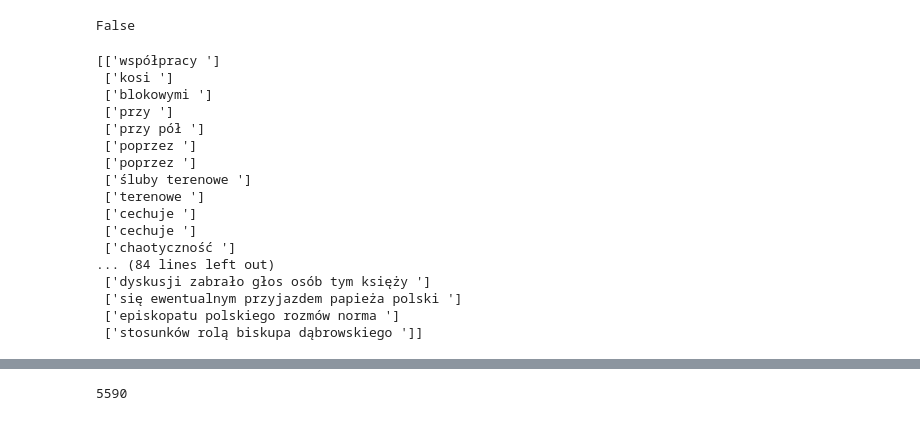
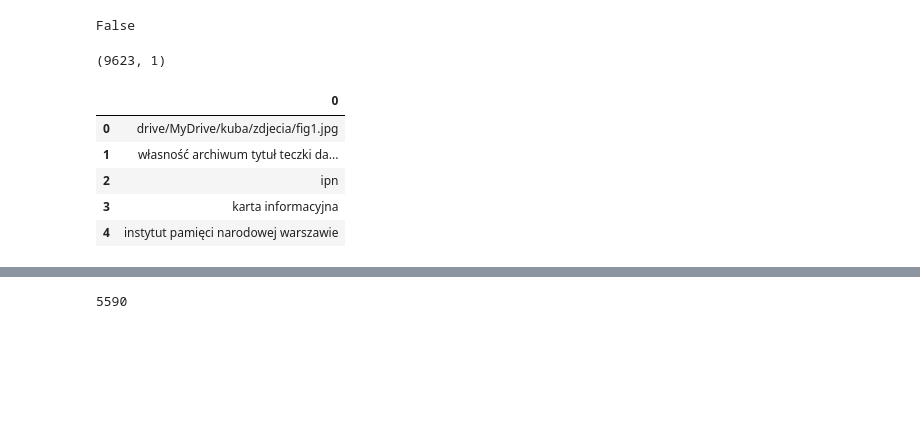
Before and after one commit to KacperGrodecki/image_proccessing, a Jupyter notebook: kuba_img_text_reading_found_words_analyzing_enchant.ipynb, the cells around one changed output, grey strips where cells are left out. Cells and saved outputs as stored; diff of their text form; code cells hidden in the pictures; blank space fills up the shorter version.

```diff
--- a/kuba_img_text_reading_found_words_analyzing_enchant.ipynb
+++ b/kuba_img_text_reading_found_words_analyzing_enchant.ipynb
@@ -181,32 +184,25 @@ def word_correction_enchant(a):
 correct=text.applymap(lambda x: word_correction_enchant(x))#dodać numery stron
 # %%
 correct1 = correct[correct['0']!= '']
-# %%
-print(correct1.iloc[300:400].values)
-# %% [output]
-[['współpracy ']
- ['kosi ']
- ['blokowymi ']
- ['przy ']
- ['przy pół ']
- ['poprzez ']
- ['poprzez ']
- ['śluby terenowe ']
- ['terenowe ']
- ['cechuje ']
- ['cechuje ']
- ['chaotyczność ']
-... (84 lines left out)
- ['dyskusji zabrało głos osób tym księży ']
- ['się ewentualnym przyjazdem papieża polski ']
- ['episkopatu polskiego rozmów norma ']
- ['stosunków rolą biskupa dąbrowskiego ']]
+# %%
+print(correct1.shape)
+# %% [output]
+(9623, 1)
 # %%
 kuba=correct1.copy()
 # %%
 #https://www.kaggle.com/pierremegret/gensim-word2vec-tutorial
 # %%
 df=correct1.copy()
+# %%
+df.head()
+# %% [output]
+|  | 0 |
+| 0 | drive/MyDrive/kuba/zdjecia/fig1.jpg |
+| 1 | własność archiwum tytuł teczki da... |
+| 2 | ipn |
+| 3 | karta informacyjna |
+| 4 | instytut pamięci narodowej warszawie |
 # %%
 def cleaning(doc):
     # Lemmatizes and removes stopwords
```
Also changed, not shown: parts of 21 cells of this notebook.
